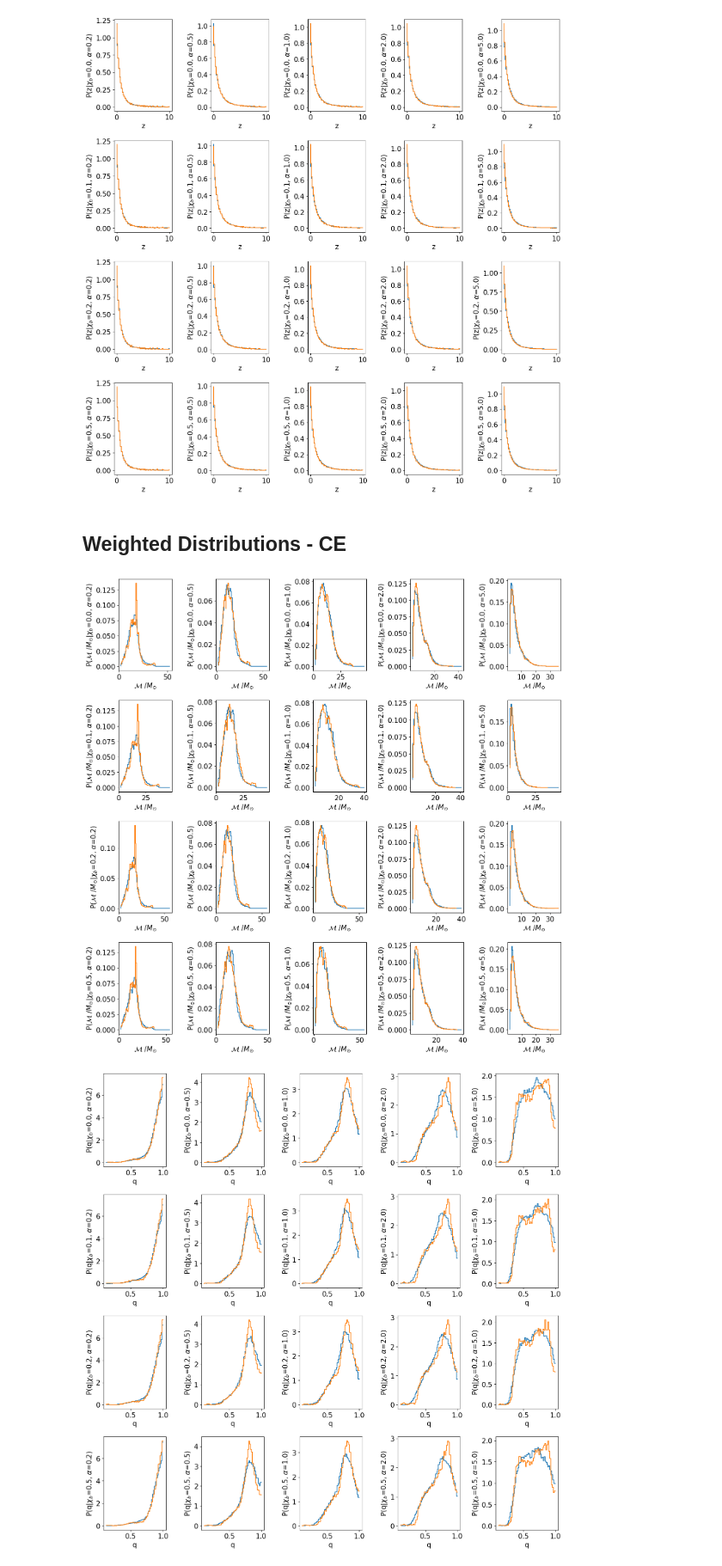
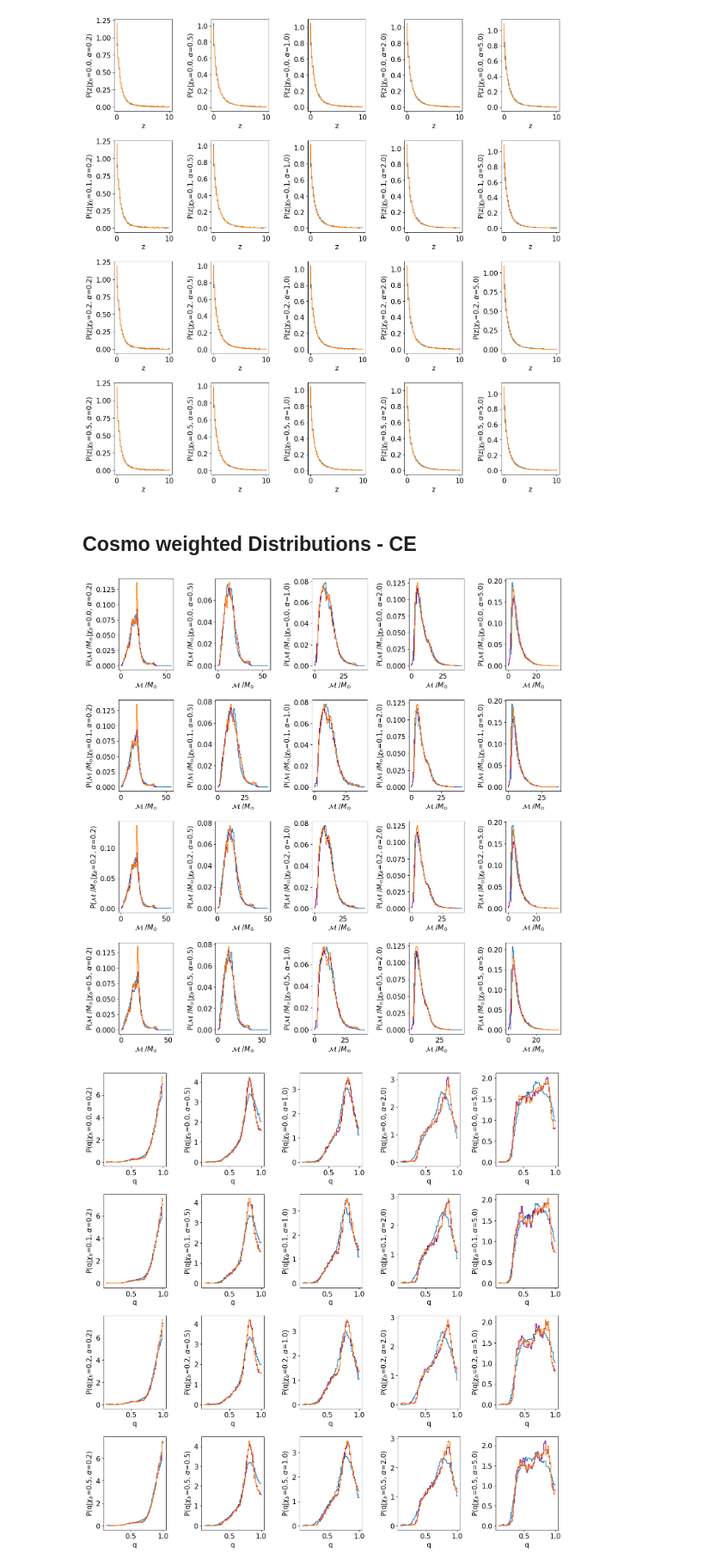
Before and after one commit to scolloms/AMAZE_model_selection, a Jupyter notebook: flow_models/check_trained_distribution.ipynb, the cells around one changed output. Shown at 86% size. Cells and saved outputs as stored; diff of their text form; code cells hidden in the pictures.

Commit message:
plotting and integrating kde distributions

```diff
--- a/flow_models/check_trained_distribution.ipynb
+++ b/flow_models/check_trained_distribution.ipynb
@@ -49,3 +49,20 @@ for key in popsynth_outputs.keys():
 #no_trans, no_neurons, training_inputs, cond_inputs,no_binaries, batch_size, total_hps, RNVP=True, num_bins=4, device="cpu"):
 flow = FlowModel(channel_label, popsynth_outputs, param)
 weighted_flow = FlowModel(channel_label, popsynth_outputs, param)
+model_names, KDE_models = get_models(models_path, [channel_label], param, use_flows=False, spin_distr=None, sensitivity='midhighlatelow_network', normalize=False, detectable=False)
+_, KDE_models_detectable = get_models(models_path, [channel_label], param, use_flows=False, spin_distr=None, sensitivity='midhighlatelow_network', normalize=False, detectable=True)
+# %%
+#inputs: x, data, pop_models, submodels_dict, channels, use_flows
+hyperparams = list(set([x.split('/', 1)[1] for x in model_names]))
+Nhyper = np.max([len(x.split('/')) for x in hyperparams])
+channels = sorted(list(set([x.split('/')[0] for x in model_names])))
+
+# construct dict that relates submodels to their index number
+submodels_dict = {} #dummy index dict keys:0,1,2,3, items: particular models
+ctr=0 #associates with either chi_b or alpha (0 or 1)
+while ctr < Nhyper:
+    submodels_dict[ctr] = {}
+    hyper_set = sorted(list(set([x.split('/')[ctr] for x in hyperparams])))
+    for idx, model in enumerate(hyper_set): #idx associates with 0,1,2,3,(4) keys
+        submodels_dict[ctr][idx] = model
+    ctr += 1
@@ -51,0 +89,11 @@ weighted_flow = FlowModel(channel_label, popsynth_outputs, param)
+# %%
+plt.rcParams["figure.figsize"] = (6,6)
+plt.rcParams.update({'font.size': 10})
+flow_samples_stack = weighted_flow.flow.sample(no_samples, np.array([0.]))
+flow_mchirp = weighted_flow.expistic(flow_samples_stack[:,0], weighted_flow.mappings[0], weighted_flow.mappings[1])
+flow_distr, bin_edges = np.histogram(flow_mchirp, bins=no_bins, density=True)
+plt.step(np.linspace(bin_edges[0],bin_edges[-1],no_bins),flow_distr, label='normalised samples from flow')
+plt.plot(np.linspace(0.,100.,1000), KDE_models_mchirp['GC']['chi00'].pdf(np.linspace(0.,100.,1000)), label='1D KDE', color='purple')
+plt.xlabel('mchirp /solar masses')
+plt.ylabel('p(mchirp|chi_b=0.0, Channel=GC)')
+plt.legend()
@@ -168,7 +242,7 @@ for chi_b_id, xb in enumerate(chi_b):
 [figure]
 [figure]
 # %% [markdown]
-## Weighted Distributions - CE
+## Cosmo weighted Distributions - CE
 # %%
 plt.rcParams["figure.figsize"] = (15,15)
 plt.rcParams.update({'font.size': 15})
@@ -179,32 +253,36 @@ fig_mchirp, ax_m = plt.subplots(4,5)
 fig_q, ax_q = plt.subplots(4,5)
 fig_c, ax_c = plt.subplots(4,5)
 fig_z, ax_z = plt.subplots(4,5)
 
 param_label = ['$\mathcal{M}$ /$M_{\odot}$','q', '$\chi_{eff}$', 'z']
 
 for chi_b_id, xb in enumerate(chi_b):
     for alpha_id, a in enumerate(alpha_CE):
         flow_samples_stack = weighted_flow.flow.sample(no_samples, np.array([xb,a]))
         flow_mchirp = weighted_flow.expistic(flow_samples_stack[:,0], weighted_flow.mappings[0], weighted_flow.mappings[1])
         flow_q = weighted_flow.expistic(flow_samples_stack[:,1], weighted_flow.mappings[2])
         flow_chieff = np.tanh(flow_samples_stack[:,2])
         flow_z = weighted_flow.expistic(flow_samples_stack[:,3], weighted_flow.mappings[4], weighted_flow.mappings[5])
 
         mapped_flow_samples = [flow_mchirp,flow_q,flow_chieff,flow_z]
 
+        kde_samples = KDE_models['CE'][submodels_dict[0][chi_b_id]][submodels_dict[1][alpha_id]].sample(no_samples)
+
         for i, ax in enumerate([ax_m,ax_q,ax_c,ax_z]):
             flow_distr, bin_edges = np.histogram(mapped_flow_samples[i], bins=no_bins, density=True)
+            kde_distr, bin_edges_KDE = np.histogram(kde_samples[:,i], bins=no_bins, density=True)
             known_distr, bin_edges_known =np.histogram(models_dict[(chi_b_id,alpha_id)][:][param[i]], bins=no_bins, density=True, weights=weights_dict[(chi_b_id,alpha_id)][:])
             ax[chi_b_id,alpha_id].step(np.linspace(bin_edges[0],bin_edges[-1],no_bins),flow_distr, label='flow')
+            ax[chi_b_id,alpha_id].step(np.linspace(bin_edges_KDE[0],bin_edges_KDE[-1],no_bins),kde_distr,label='KDE', color='purple')
             ax[chi_b_id,alpha_id].step(np.linspace(bin_edges_known[0],bin_edges_known[-1],no_bins),known_distr,label='underlying')
             #ax[chi_b_id,alpha_id].set_title(fr'$\chi_b$={xb} and $\alpha$={a}')
             ax[chi_b_id,alpha_id].set_xlabel(fr'{param_label[i]}')
             ax[chi_b_id,alpha_id].set_ylabel(fr'P({param_label[i]}|$\chi_b$={xb}, $\alpha$={a})')
             #ax[chi_b_id,alpha_id].legend()
             fig_mchirp.tight_layout(pad=1.3)
             fig_c.tight_layout(pad=1.3)
             fig_q.tight_layout(pad=1.3)
             fig_z.tight_layout(pad=1.3)
 # %% [output]
-[figure, old version]
+[figure, new version]
-[figure, old version]
+[figure, new version]
```
Also changed, not shown: parts of 12 cells of this notebook.
